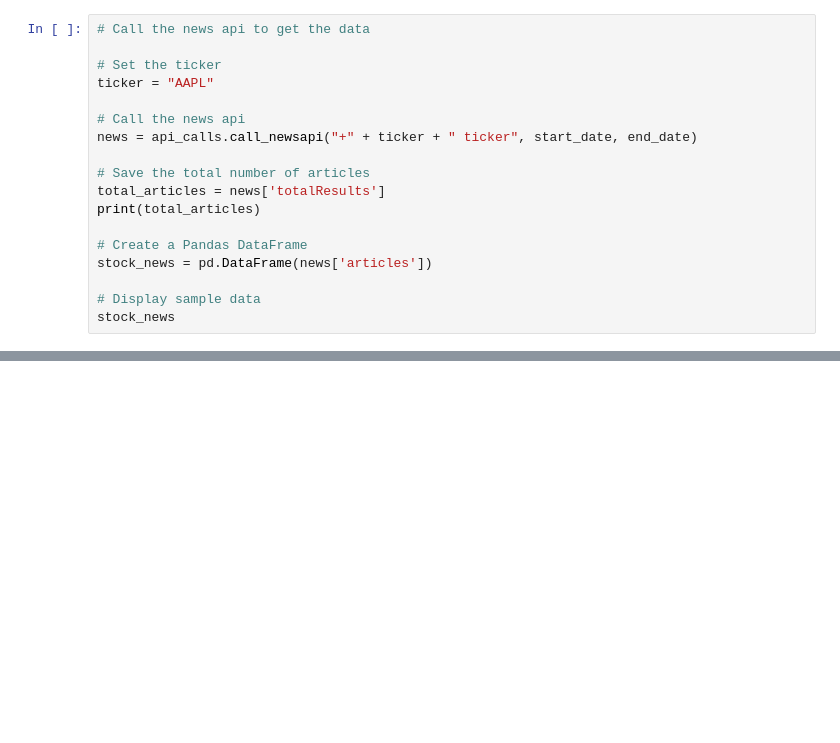
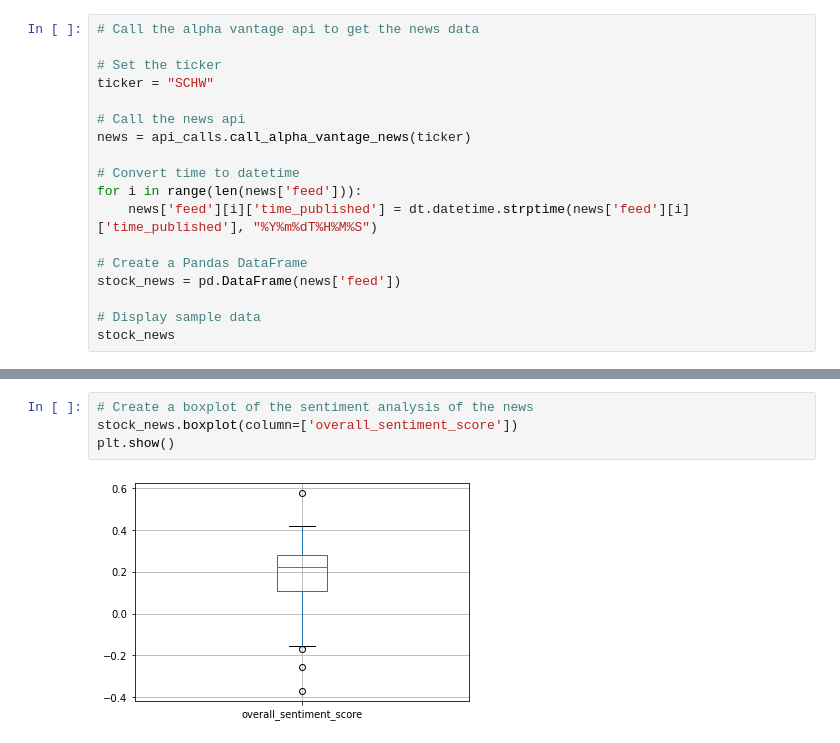
Before and after one commit to itsGarrin/Stock-Predictor-DS4400, a Jupyter notebook: src/stock_predictor.ipynb, the cells around one changed output, grey strips where cells are left out. Drawn from its saved outputs; the diff is of its cells as text; blank space fills up the shorter version.

```diff
--- a/src/stock_predictor.ipynb
+++ b/src/stock_predictor.ipynb
@@ -54,18 +67,18 @@ stock_prices
 # %%
-# Call the news api to get the data
+# Call the alpha vantage api to get the news data
 
 # Set the ticker
-ticker = "AAPL"
+ticker = "SCHW"
 
 # Call the news api
-news = api_calls.call_newsapi("+" + ticker + " ticker", start_date, end_date)
+news = api_calls.call_alpha_vantage_news(ticker)
 
-# Save the total number of articles
-total_articles = news['totalResults']
-print(total_articles)
+# Convert time to datetime
+for i in range(len(news['feed'])):
+    news['feed'][i]['time_published'] = dt.datetime.strptime(news['feed'][i]['time_published'], "%Y%m%dT%H%M%S")
 
 # Create a Pandas DataFrame
-stock_news = pd.DataFrame(news['articles'])
+stock_news = pd.DataFrame(news['feed'])
 
 # Display sample data
 stock_news
@@ -115,0 +99,6 @@ stock_news
+# %%
+# Create a boxplot of the sentiment analysis of the news
+stock_news.boxplot(column=['overall_sentiment_score'])
+plt.show()
+# %% [output]
+[figure, added]
```
Also changed, not shown: parts of 5 cells of this notebook, 1 other file.
